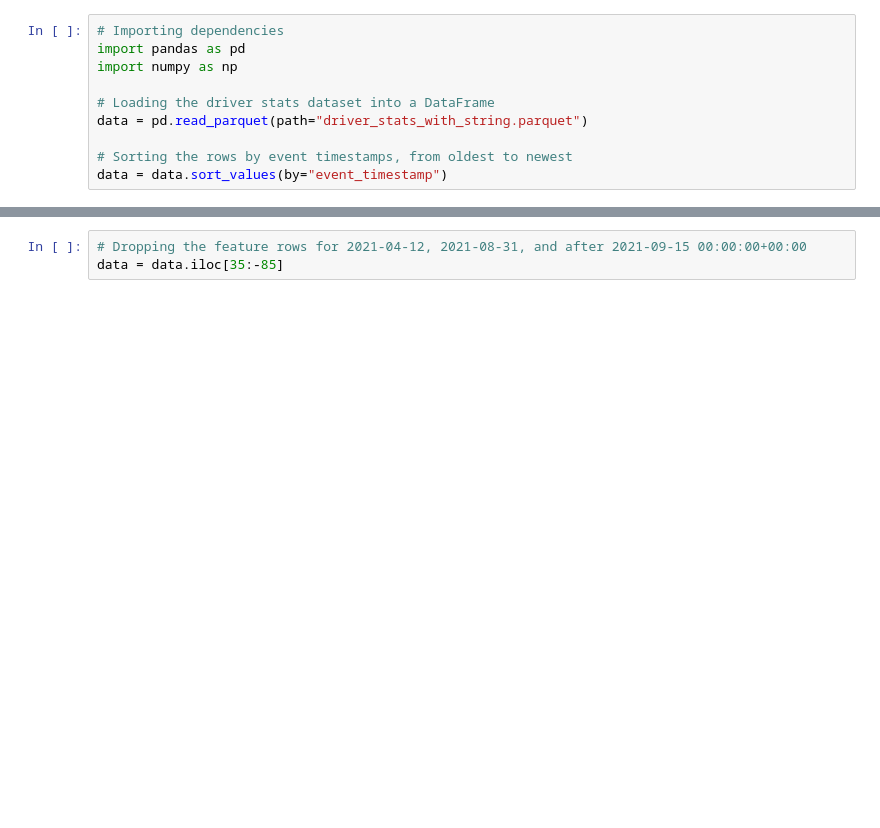
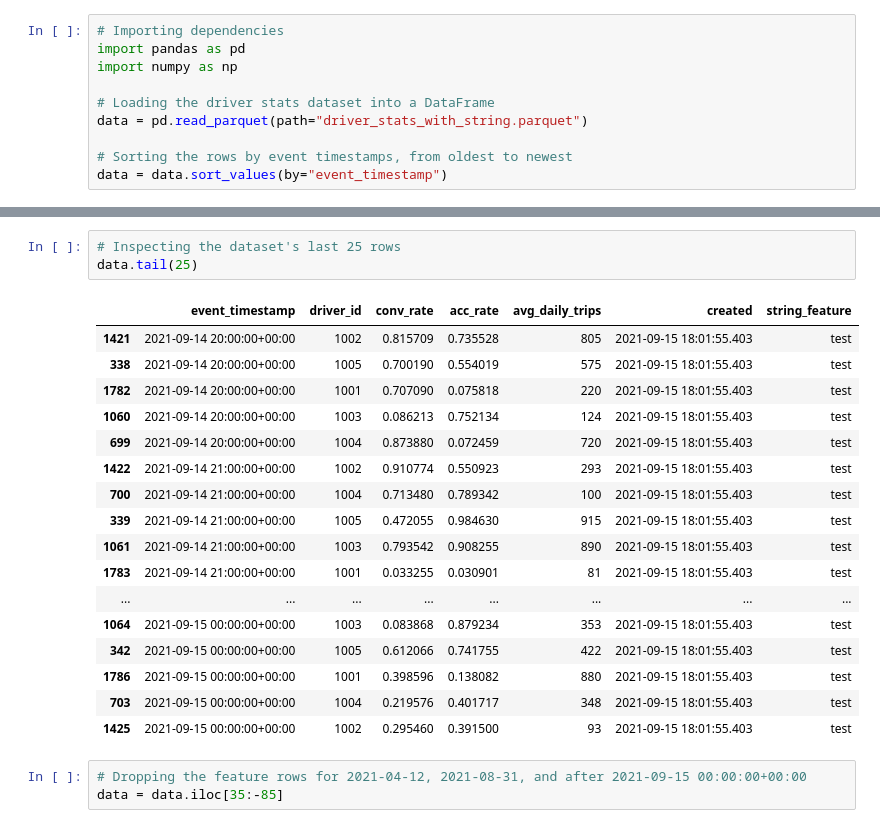
Before and after one commit to tavetisyan95/feast_web_app_toy_data, a Jupyter notebook: data_preparation.ipynb, the cells around one changed output, grey strips where cells are left out. Cells and saved outputs as stored; diff of their text form; blank space fills up the shorter version.

```diff
--- a/data_preparation.ipynb
+++ b/data_preparation.ipynb
@@ -32,3 +32,24 @@ data.head(25)
+# %%
+# Inspecting the dataset's last 25 rows
+data.tail(25)
+# %% [output]
+|  | event_timestamp | driver_id | conv_rate | acc_rate | avg_daily_trips | created | string_feature |
+| 1421 | 2021-09-14 20:00:00+00:00 | 1002 | 0.815709 | 0.735528 | 805 | 2021-09-15 18:01:55.403 | test |
+| 338 | 2021-09-14 20:00:00+00:00 | 1005 | 0.700190 | 0.554019 | 575 | 2021-09-15 18:01:55.403 | test |
+| 1782 | 2021-09-14 20:00:00+00:00 | 1001 | 0.707090 | 0.075818 | 220 | 2021-09-15 18:01:55.403 | test |
+| 1060 | 2021-09-14 20:00:00+00:00 | 1003 | 0.086213 | 0.752134 | 124 | 2021-09-15 18:01:55.403 | test |
+| 699 | 2021-09-14 20:00:00+00:00 | 1004 | 0.873880 | 0.072459 | 720 | 2021-09-15 18:01:55.403 | test |
+| 1422 | 2021-09-14 21:00:00+00:00 | 1002 | 0.910774 | 0.550923 | 293 | 2021-09-15 18:01:55.403 | test |
+| 700 | 2021-09-14 21:00:00+00:00 | 1004 | 0.713480 | 0.789342 | 100 | 2021-09-15 18:01:55.403 | test |
+| 339 | 2021-09-14 21:00:00+00:00 | 1005 | 0.472055 | 0.984630 | 915 | 2021-09-15 18:01:55.403 | test |
+| 1061 | 2021-09-14 21:00:00+00:00 | 1003 | 0.793542 | 0.908255 | 890 | 2021-09-15 18:01:55.403 | test |
+| 1783 | 2021-09-14 21:00:00+00:00 | 1001 | 0.033255 | 0.030901 | 81 | 2021-09-15 18:01:55.403 | test |
+| ... | ... | ... | ... | ... | ... | ... | ... |
+| 1064 | 2021-09-15 00:00:00+00:00 | 1003 | 0.083868 | 0.879234 | 353 | 2021-09-15 18:01:55.403 | test |
+| 342 | 2021-09-15 00:00:00+00:00 | 1005 | 0.612066 | 0.741755 | 422 | 2021-09-15 18:01:55.403 | test |
+| 1786 | 2021-09-15 00:00:00+00:00 | 1001 | 0.398596 | 0.138082 | 880 | 2021-09-15 18:01:55.403 | test |
+| 703 | 2021-09-15 00:00:00+00:00 | 1004 | 0.219576 | 0.401717 | 348 | 2021-09-15 18:01:55.403 | test |
+| 1425 | 2021-09-15 00:00:00+00:00 | 1002 | 0.295460 | 0.391500 | 93 | 2021-09-15 18:01:55.403 | test |
 # %%
 # Dropping the feature rows for 2021-04-12, 2021-08-31, and after 2021-09-15 00:00:00+00:00
 data = data.iloc[35:-85]
```
Also changed, not shown: parts of 7 cells of this notebook.
